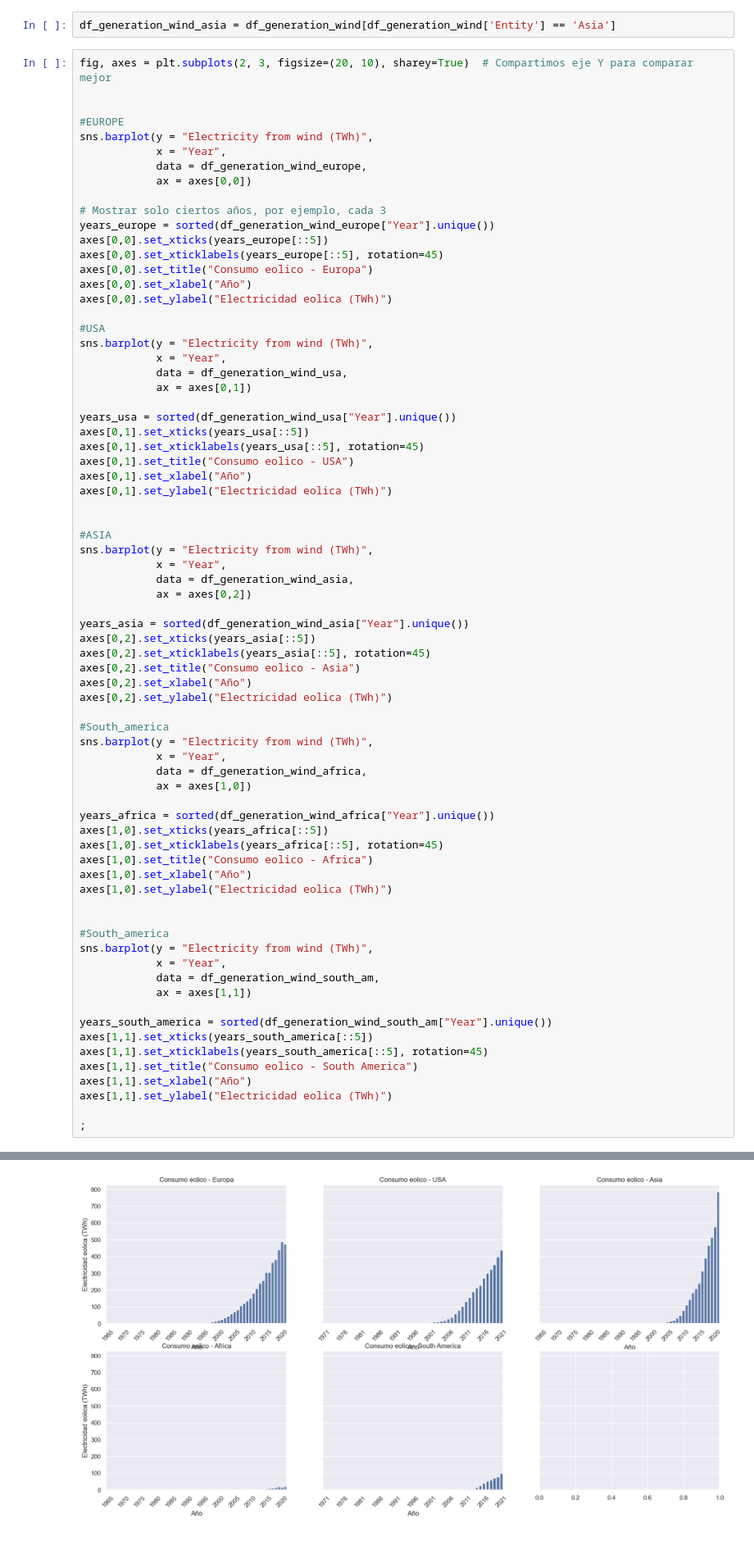
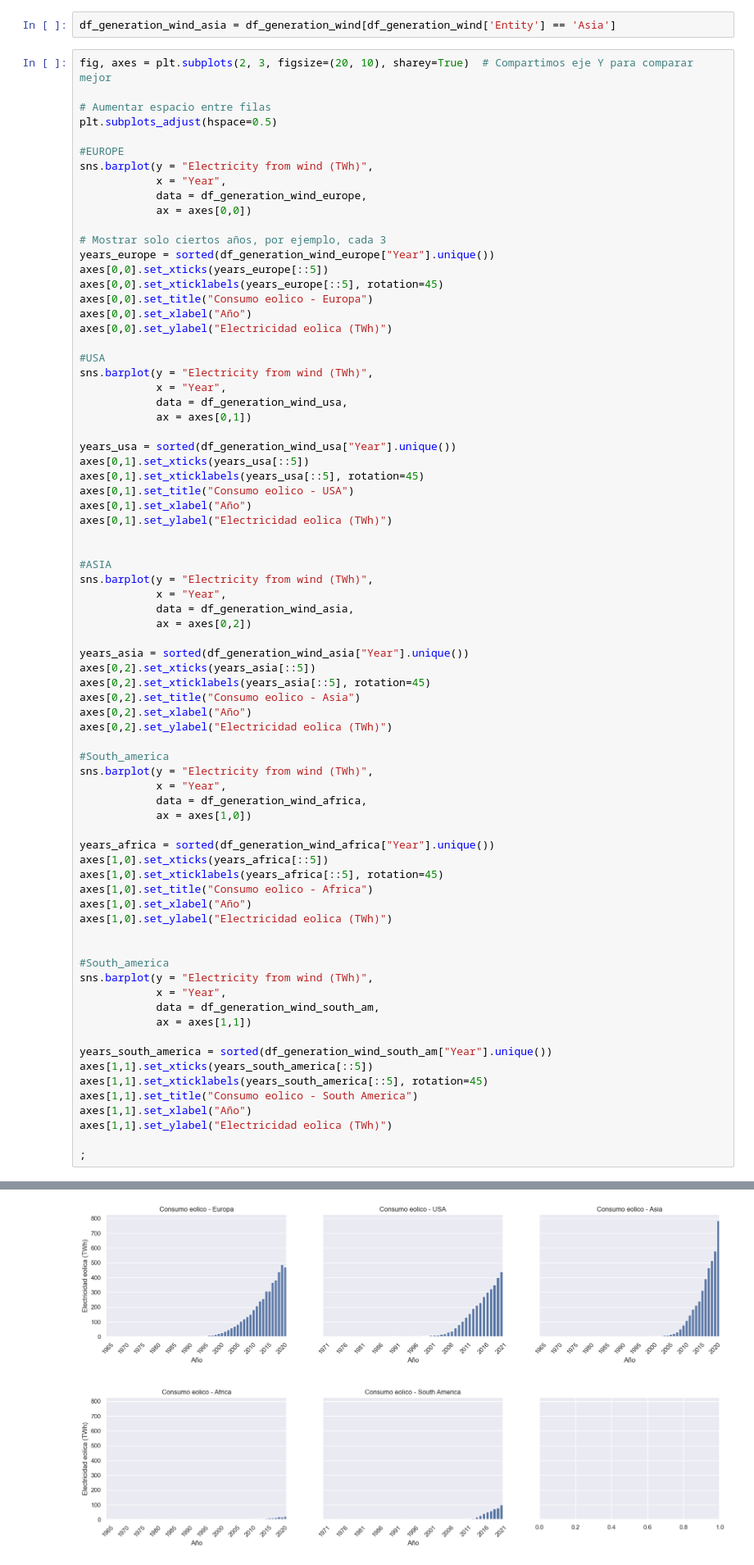
Before and after one commit to sansisimon/renewable-energy-project, a Jupyter notebook: charts.ipynb, the cells around one changed output, grey strips where cells are left out. Shown: that part at 82% size. Drawn from its saved outputs; the diff is of its cells as text.

```diff
--- a/charts.ipynb
+++ b/charts.ipynb
@@ -214,6 +204,8 @@ df_generation_wind_asia = df_generation_wind[df_generation_wind['Entity'] == 'As
 # %%
 fig, axes = plt.subplots(2, 3, figsize=(20, 10), sharey=True)  # Compartimos eje Y para comparar mejor
 
+# Aumentar espacio entre filas
+plt.subplots_adjust(hspace=0.5)
 
 #EUROPE
 sns.barplot(y = "Electricity from wind (TWh)",
@@ -259,31 +251,31 @@ axes[0,2].set_ylabel("Electricidad eolica (TWh)")
 #South_america
 sns.barplot(y = "Electricity from wind (TWh)",
             x = "Year",
             data = df_generation_wind_africa,
             ax = axes[1,0])
 
 years_africa = sorted(df_generation_wind_africa["Year"].unique())
 axes[1,0].set_xticks(years_africa[::5])
 axes[1,0].set_xticklabels(years_africa[::5], rotation=45)
 axes[1,0].set_title("Consumo eolico - Africa")
 axes[1,0].set_xlabel("Año")
 axes[1,0].set_ylabel("Electricidad eolica (TWh)")
 
 
 #South_america
 sns.barplot(y = "Electricity from wind (TWh)",
             x = "Year",
             data = df_generation_wind_south_am,
             ax = axes[1,1])
 
 years_south_america = sorted(df_generation_wind_south_am["Year"].unique())
 axes[1,1].set_xticks(years_south_america[::5])
 axes[1,1].set_xticklabels(years_south_america[::5], rotation=45)
 axes[1,1].set_title("Consumo eolico - South America")
 axes[1,1].set_xlabel("Año")
 axes[1,1].set_ylabel("Electricidad eolica (TWh)")
 
 ;
 # %% [output]
 ''
-[figure, old version]
+[figure, new version]
```
Also changed, not shown: parts of 22 cells of this notebook, 3 other files.
